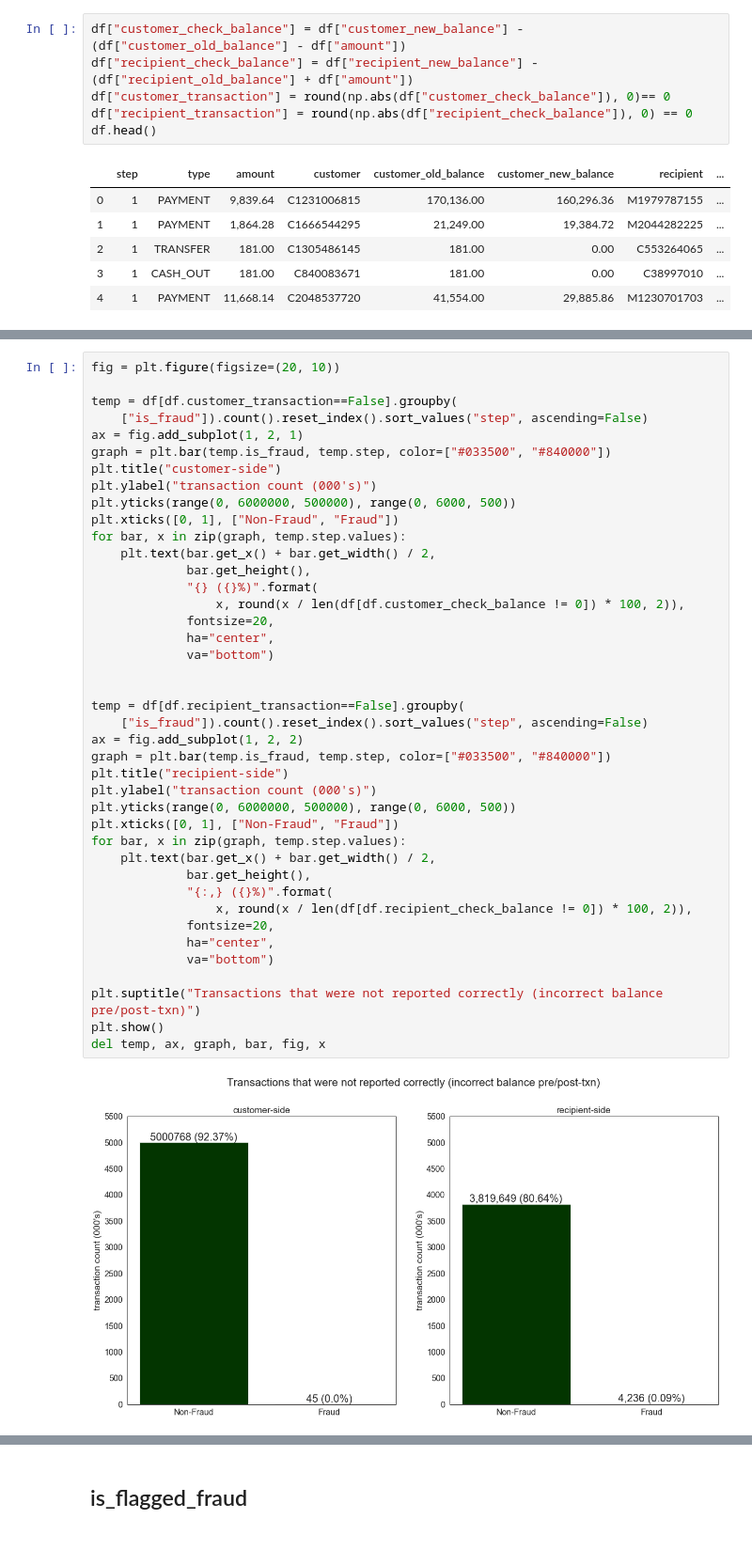
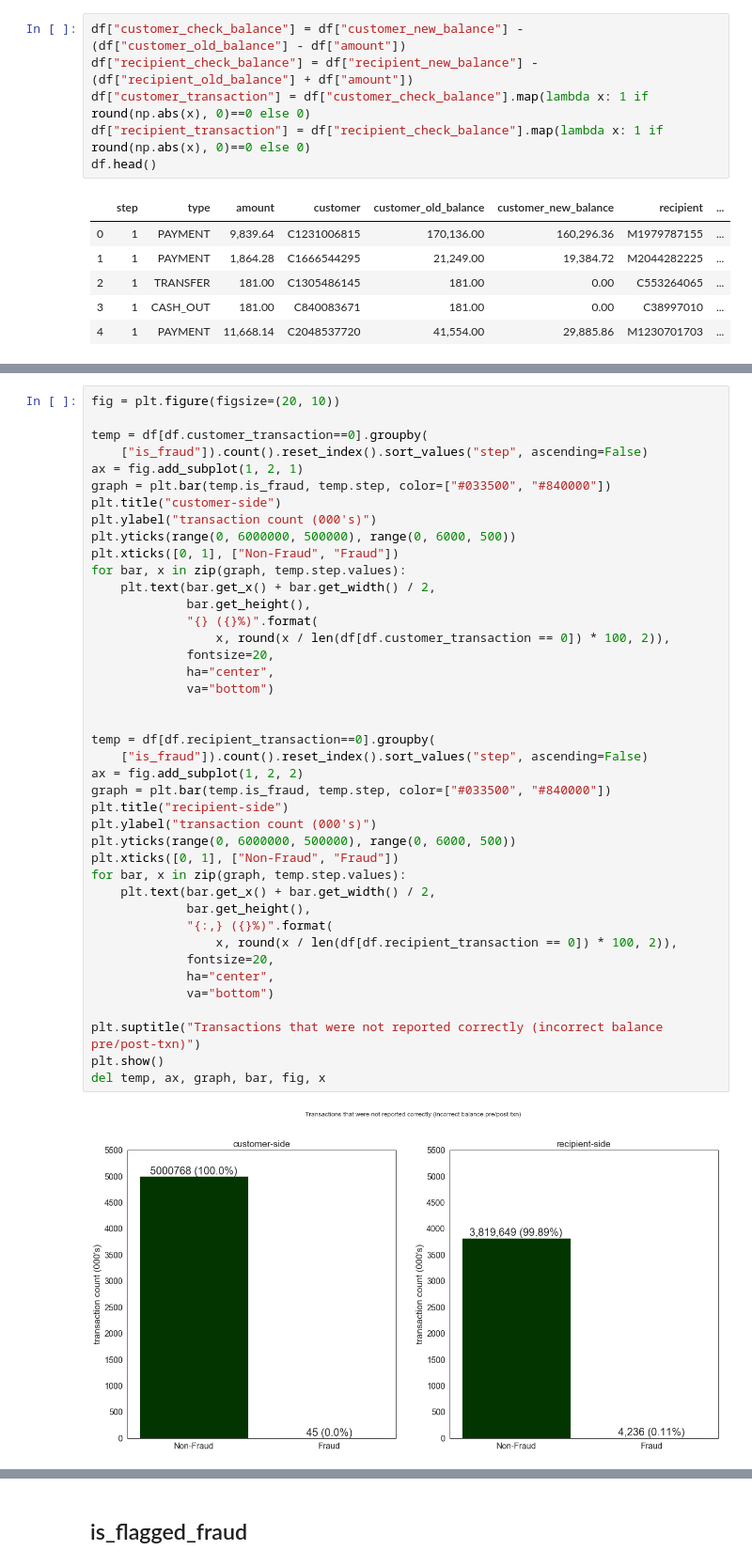
Before and after one commit to valmadrid/Detecting-Financial-Fraud-Transactions, a Jupyter notebook: financial_fraud.ipynb, the cells around one changed output, grey strips where cells are left out. Shown: that part at 94% size. Cells and saved outputs as stored; diff of their text form.

```diff
--- a/financial_fraud.ipynb
+++ b/financial_fraud.ipynb
@@ -623,8 +692,8 @@ IDs_with_fraud = list(
 # %%
 df["customer_check_balance"] = df["customer_new_balance"] - (df["customer_old_balance"] - df["amount"])
 df["recipient_check_balance"] = df["recipient_new_balance"] - (df["recipient_old_balance"] + df["amount"])
-df["customer_transaction"] = round(np.abs(df["customer_check_balance"]), 0)== 0
-df["recipient_transaction"] = round(np.abs(df["recipient_check_balance"]), 0) == 0
+df["customer_transaction"] = df["customer_check_balance"].map(lambda x: 1 if round(np.abs(x), 0)==0 else 0)
+df["recipient_transaction"] = df["recipient_check_balance"].map(lambda x: 1 if round(np.abs(x), 0)==0 else 0)
 df.head()
 # %% [output]
 |  | step | type | amount | customer | customer_old_balance | customer_new_balance | recipient | ... |
@@ -650,7 +721,7 @@ df[[
 # %%
 fig = plt.figure(figsize=(20, 10))
 
-temp = df[df.customer_transaction==False].groupby(
+temp = df[df.customer_transaction==0].groupby(
     ["is_fraud"]).count().reset_index().sort_values("step", ascending=False)
 ax = fig.add_subplot(1, 2, 1)
 graph = plt.bar(temp.is_fraud, temp.step, color=["#033500", "#840000"])
@@ -659,35 +730,35 @@ plt.ylabel("transaction count (000's)")
 plt.yticks(range(0, 6000000, 500000), range(0, 6000, 500))
 plt.xticks([0, 1], ["Non-Fraud", "Fraud"])
 for bar, x in zip(graph, temp.step.values):
     plt.text(bar.get_x() + bar.get_width() / 2,
              bar.get_height(),
              "{} ({}%)".format(
-                 x, round(x / len(df[df.customer_check_balance != 0]) * 100, 2)),
+                 x, round(x / len(df[df.customer_transaction == 0]) * 100, 2)),
              fontsize=20,
              ha="center",
              va="bottom")
 
 
-temp = df[df.recipient_transaction==False].groupby(
+temp = df[df.recipient_transaction==0].groupby(
     ["is_fraud"]).count().reset_index().sort_values("step", ascending=False)
 ax = fig.add_subplot(1, 2, 2)
 graph = plt.bar(temp.is_fraud, temp.step, color=["#033500", "#840000"])
 plt.title("recipient-side")
 plt.ylabel("transaction count (000's)")
 plt.yticks(range(0, 6000000, 500000), range(0, 6000, 500))
 plt.xticks([0, 1], ["Non-Fraud", "Fraud"])
 for bar, x in zip(graph, temp.step.values):
     plt.text(bar.get_x() + bar.get_width() / 2,
              bar.get_height(),
              "{:,} ({}%)".format(
-                 x, round(x / len(df[df.recipient_check_balance != 0]) * 100, 2)),
+                 x, round(x / len(df[df.recipient_transaction == 0]) * 100, 2)),
              fontsize=20,
              ha="center",
              va="bottom")
 
 plt.suptitle("Transactions that were not reported correctly (incorrect balance pre/post-txn)")
 plt.show()
 del temp, ax, graph, bar, fig, x
 # %% [output]
-[figure, old version]
+[figure, new version]
 # %%
```
Also changed, not shown: parts of 53 cells of this notebook.
